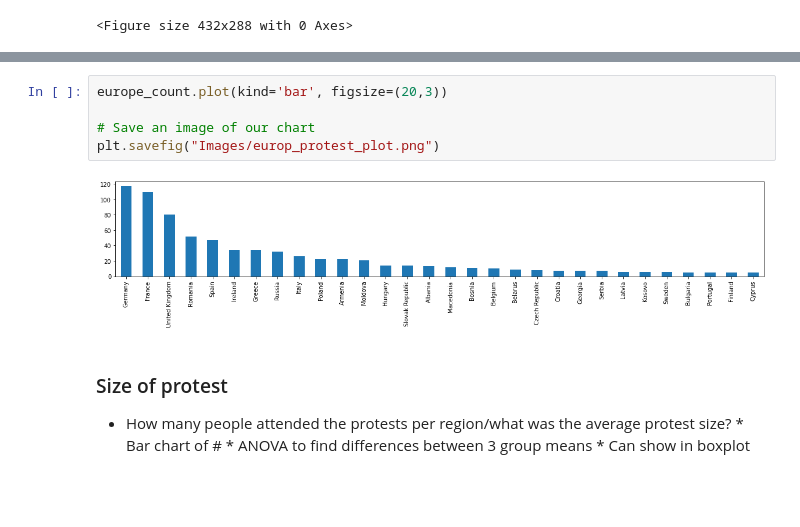
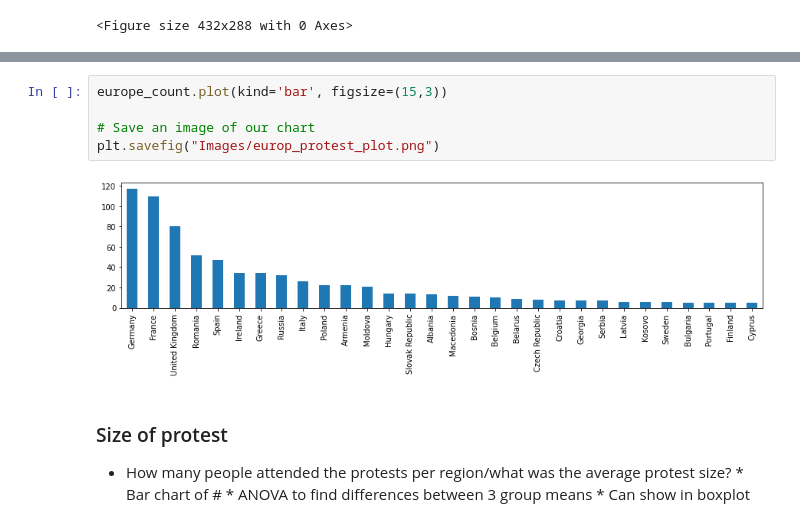
Before and after one commit to jeosqueri/Protest-Happiness-Analysis, a Jupyter notebook: Protest_For_Happiness_Project.ipynb, the cells around one changed output, grey strips where cells are left out. Cells and saved outputs as stored; diff of their text form; blank space fills up the shorter version.

```diff
--- a/Protest_For_Happiness_Project.ipynb
+++ b/Protest_For_Happiness_Project.ipynb
@@ -98,12 +98,12 @@ Finland              5
 Cyprus               5
 Name: country, dtype: int64
 # %%
-europe_count.plot(kind='bar', figsize=(20,3))
+europe_count.plot(kind='bar', figsize=(15,3))
 
 # Save an image of our chart
 plt.savefig("Images/europ_protest_plot.png")
 # %% [output]
-[figure, old version]
+[figure, new version]
 # %% [markdown]
 ### Size of protest
 * How many people attended the protests per region/what was the average protest size?
```
Also changed, not shown: parts of 3 cells of this notebook, 2 other files.
